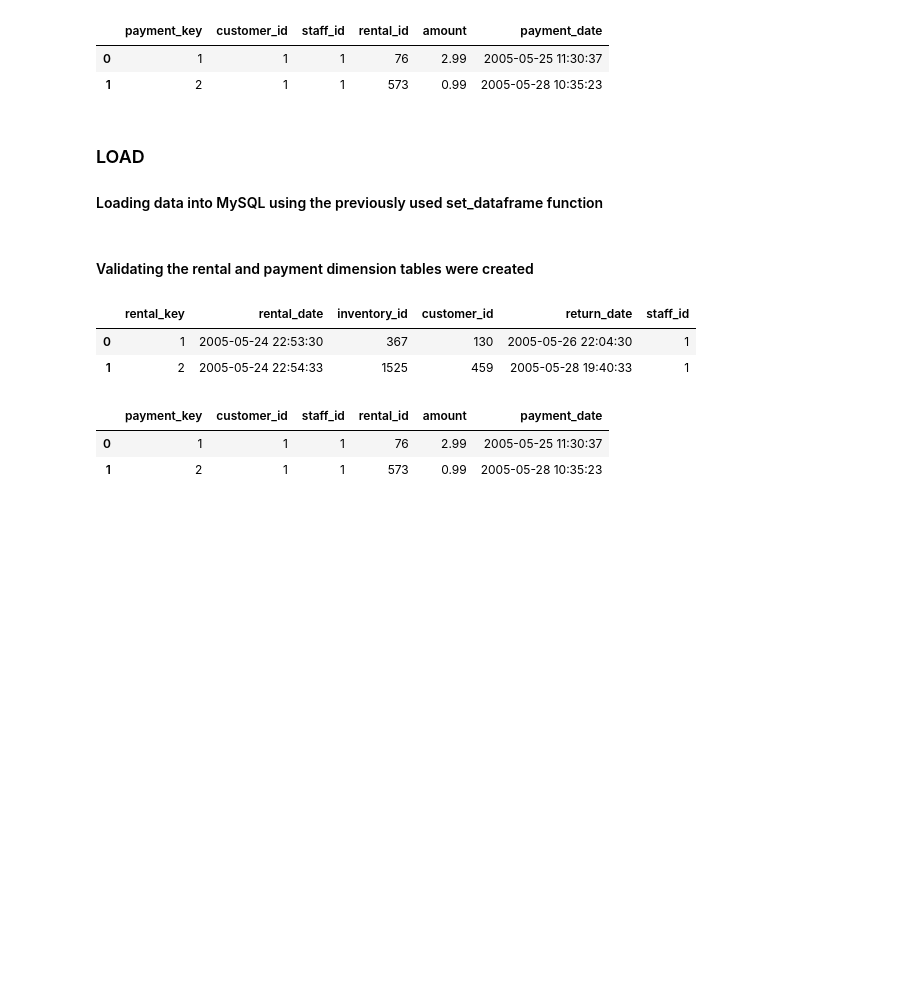
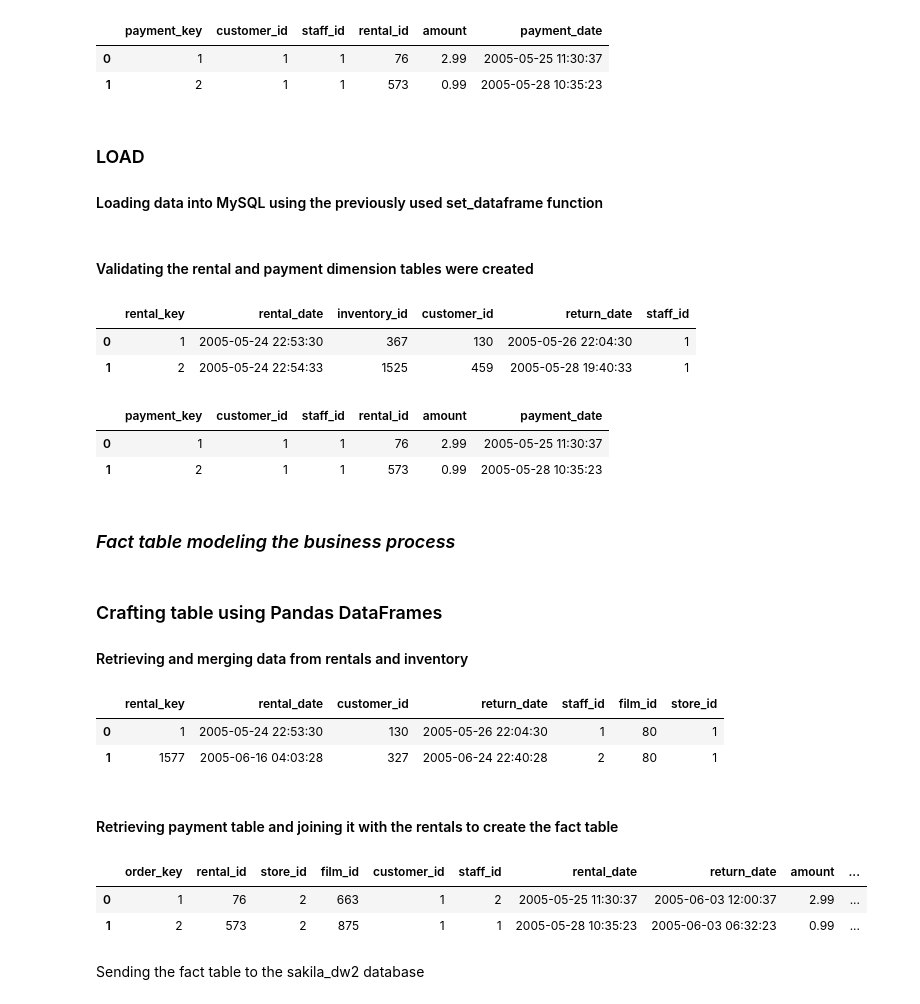
Before and after one commit to ecm8yu/DS2002-Midterm-ecm8yu, a Jupyter notebook: Midterm.ipynb, the cells around one changed output. Saved outputs shown, nothing was run; the diff lists cells and outputs as text; code cells hidden in the pictures; blank space fills up the shorter version.

```diff
--- a/Midterm.ipynb
+++ b/Midterm.ipynb
@@ -390,3 +610,64 @@ df_dim_payments.head(2)
 |  | payment_key | customer_id | staff_id | rental_id | amount | payment_date |
 | 0 | 1 | 1 | 1 | 76 | 2.99 | 2005-05-25 11:30:37 |
 | 1 | 2 | 1 | 1 | 573 | 0.99 | 2005-05-28 10:35:23 |
+# %% [markdown]
+### *Fact table modeling the business process*
+# %% [markdown]
+### Crafting table using Pandas DataFrames
+#### Retrieving and merging data from rentals and inventory
+# %%
+try:
+    # retrieving data from inventory table
+    sql_inventory = "SELECT * FROM sakila_dw2.dim_inventory;"
+    df_inventory = get_dataframe(user_id, pwd, host_name, dst_dbname, sql_inventory)
+    df_inventory.rename(columns={"inventory_key":"inventory_id"}, inplace=True) # renaming the inventory key to join it to the rentals table
+
+    # renaming the rental key to rental id so it can be joined with the payment table
+    sql_rentals = "SELECT * FROM sakila_dw2.dim_rentals;"
+    df_rentals = get_dataframe(user_id, pwd, host_name, dst_dbname, sql_rentals)
+
+    # joining the inventory table to the rental table
+    df_rentals = pd.merge(df_rentals, df_inventory, on='inventory_id', how='inner')
+    df_rentals.drop(['inventory_id'], axis=1, inplace=True)
+
+    display(df_rentals.head(2))
+
+except:
+    print("Error: unable to make table")
+# %% [output]
+|  | rental_key | rental_date | customer_id | return_date | staff_id | film_id | store_id |
+| 0 | 1 | 2005-05-24 22:53:30 | 130 | 2005-05-26 22:04:30 | 1 | 80 | 1 |
+| 1 | 1577 | 2005-06-16 04:03:28 | 327 | 2005-06-24 22:40:28 | 2 | 80 | 1 |
+# %% [markdown]
+#### Retrieving payment table and joining it with the rentals to create the fact table
+# %%
+try:
+    # retrieving data from payments table
+    sql_payments = "SELECT * FROM sakila_dw2.dim_payments;"
+    df_payments = get_dataframe(user_id, pwd, host_name, dst_dbname, sql_payments)
+    df_payments.drop(['customer_id', 'staff_id'], axis=1, inplace=True) # droping these columns because they already exist in the rentals dataframe and would make duplicates
+
+    # renaming the rental key to rental id so it can be joined with the payment table
+    df_rentals.rename(columns={"rental_key":"rental_id"}, inplace=True)
+
+    # joining the payment table to the rental table
+    df_fact_orders = pd.merge(df_payments, df_rentals, on='rental_id', how='inner')
+    df_fact_orders.drop(['payment_key'], axis=1, inplace=True)
+
+    # reordering columns to make most sense
+    ordered_cols = ['rental_id','store_id','film_id','customer_id','staff_id','rental_date','return_date','amount','payment_date']
+    df_fact_orders = df_fact_orders[ordered_cols]
+
+    # making a new column to act as the primary key
+    df_fact_orders.insert(0, "order_key", range(1, df_fact_orders.shape[0]+1))
+
+    display(df_fact_orders.head(2))
+
+except:
+    print("Error: unable to make table")
+# %% [output]
+|  | order_key | rental_id | store_id | film_id | customer_id | staff_id | rental_date | return_date | amount | ... |
+| 0 | 1 | 76 | 2 | 663 | 1 | 2 | 2005-05-25 11:30:37 | 2005-06-03 12:00:37 | 2.99 | ... |
+| 1 | 2 | 573 | 2 | 875 | 1 | 1 | 2005-05-28 10:35:23 | 2005-06-03 06:32:23 | 0.99 | ... |
+# %% [markdown]
+Sending the fact table to the sakila_dw2 database
```
Also changed, not shown: parts of 38 cells of this notebook.
